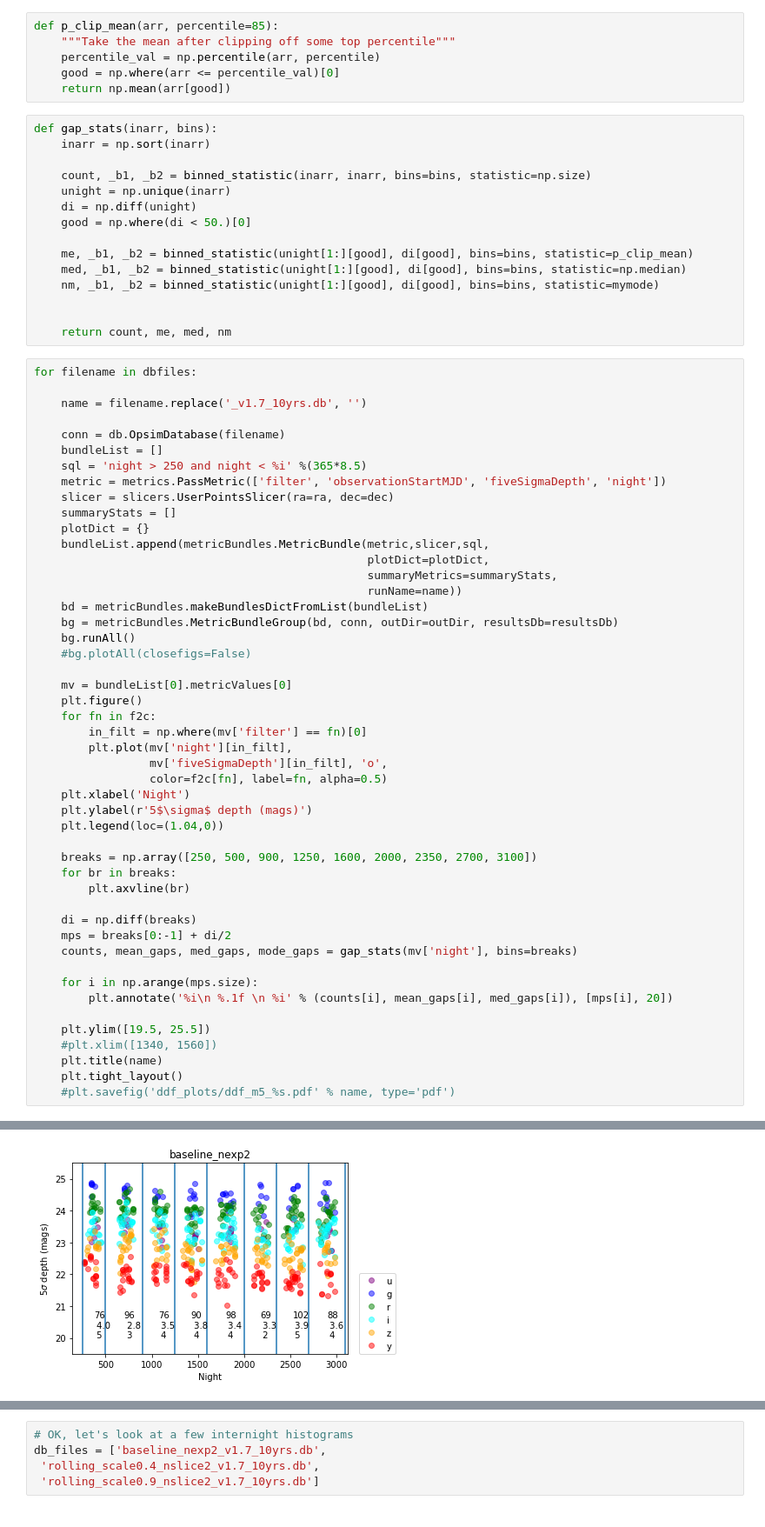
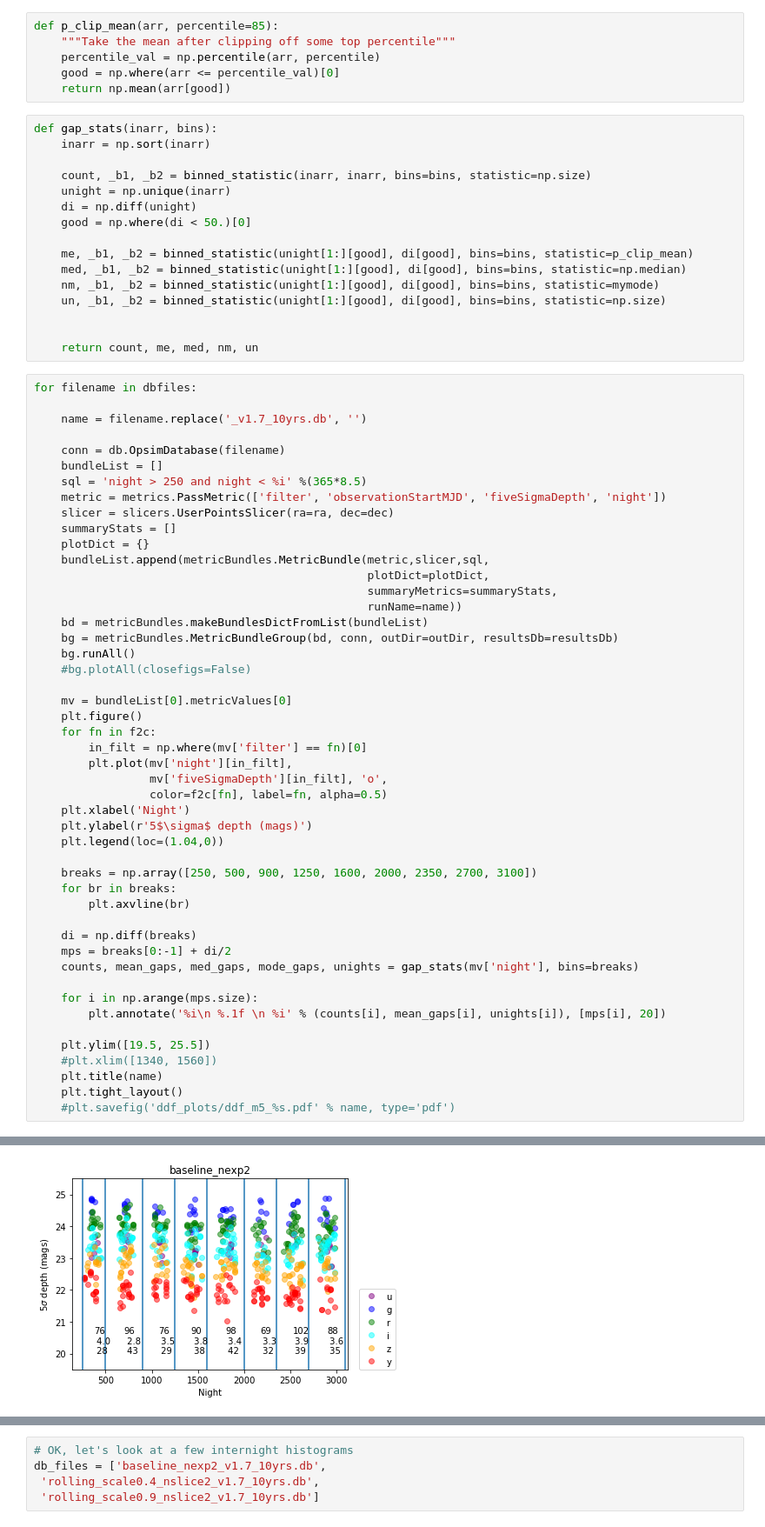
Before and after one commit to lsst-sims/sims_featureScheduler_runs1.7, a Jupyter notebook: rolling/spot_check.ipynb, the cells around one changed output, grey strips where cells are left out. Shown at 87% size. Drawn from its saved outputs; the diff is of its cells as text.

```diff
--- a/rolling/spot_check.ipynb
+++ b/rolling/spot_check.ipynb
@@ -63,9 +63,10 @@ def gap_stats(inarr, bins):
     me, _b1, _b2 = binned_statistic(unight[1:][good], di[good], bins=bins, statistic=p_clip_mean)
     med, _b1, _b2 = binned_statistic(unight[1:][good], di[good], bins=bins, statistic=np.median)
     nm, _b1, _b2 = binned_statistic(unight[1:][good], di[good], bins=bins, statistic=mymode)
+    un, _b1, _b2 = binned_statistic(unight[1:][good], di[good], bins=bins, statistic=np.size)
 
 
-    return count, me, med, nm
+    return count, me, med, nm, un
 # %%
 for filename in dbfiles:
 
@@ -104,10 +105,10 @@ for filename in dbfiles:
 
     di = np.diff(breaks)
     mps = breaks[0:-1] + di/2
-    counts, mean_gaps, med_gaps, mode_gaps = gap_stats(mv['night'], bins=breaks)
+    counts, mean_gaps, med_gaps, mode_gaps, unights = gap_stats(mv['night'], bins=breaks)
 
     for i in np.arange(mps.size):
-        plt.annotate('%i\n %.1f \n %i' % (counts[i], mean_gaps[i], med_gaps[i]), [mps[i], 20])
+        plt.annotate('%i\n %.1f \n %i' % (counts[i], mean_gaps[i], unights[i]), [mps[i], 20])
 
     plt.ylim([19.5, 25.5])
     #plt.xlim([1340, 1560])
@@ -126,10 +127,10 @@ Querying database SummaryAllProps with constraint night > 250 and night < 3102 f
 Found 1569085 visits
 Running:  ['rolling_scale0_2_nslice2_Pass_filter_observationStartMJD_fiveSigmaDepth_night_night_gt_250_and_night_lt_3102_USER']
 Completed metric generation.
 Running reduce methods.
 ... (75 lines left out)
 Completed metric generation.
 Running reduce methods.
 Running summary statistics.
 Completed.
-[figure, old version]
+[figure, new version]
```
Also changed, not shown: parts of 1 cell of this notebook.
